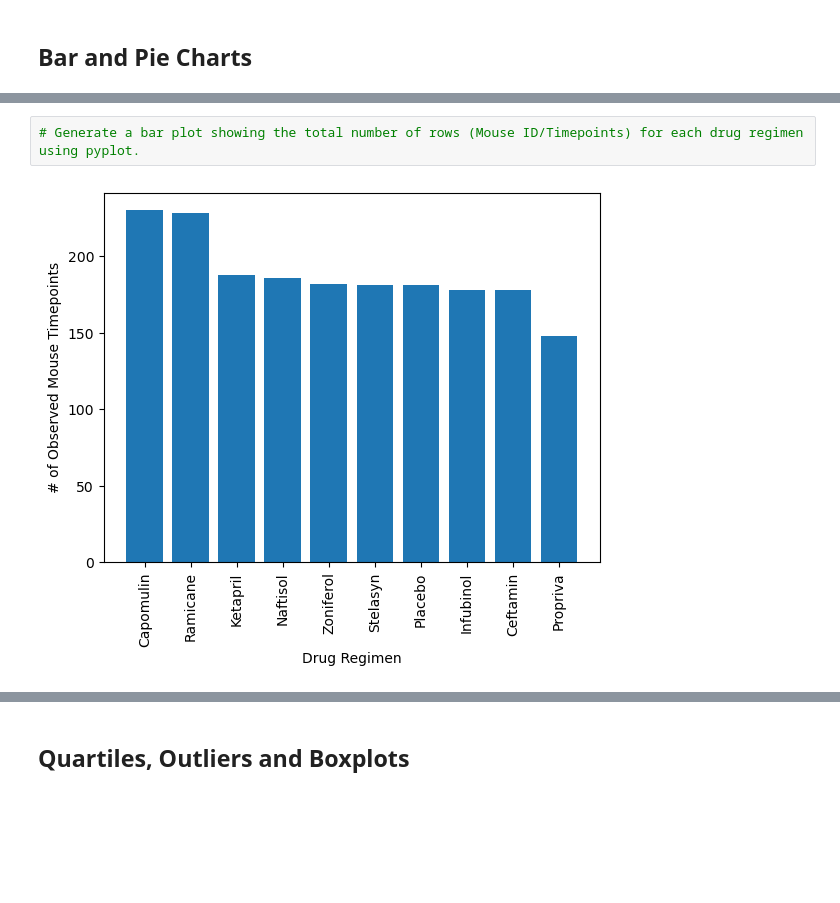
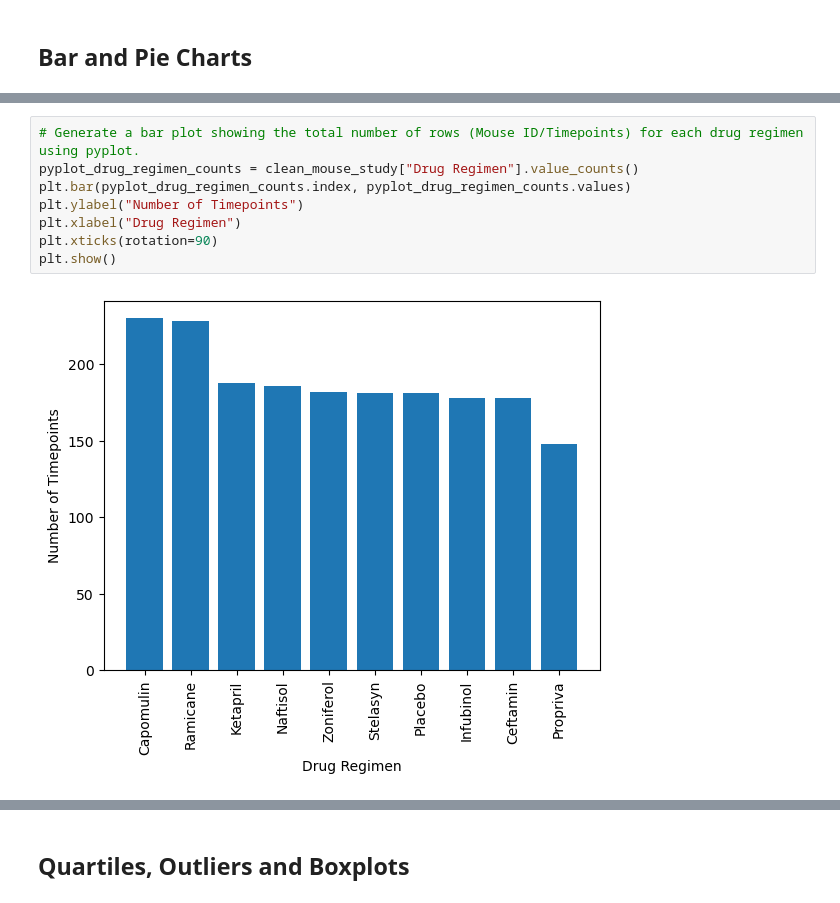
Before and after one commit to jmil86/Module-5-Challenge, a Jupyter notebook: pymaceuticals_starter.ipynb, the cells around one changed output, grey strips where cells are left out. Drawn from its saved outputs; the diff is of its cells as text; blank space fills up the shorter version.

```diff
--- a/pymaceuticals_starter.ipynb
+++ b/pymaceuticals_starter.ipynb
@@ -130,4 +140,10 @@ clean_mice_count
 # %%
 # Generate a bar plot showing the total number of rows (Mouse ID/Timepoints) for each drug regimen using pyplot.
+pyplot_drug_regimen_counts = clean_mouse_study["Drug Regimen"].value_counts()
+plt.bar(pyplot_drug_regimen_counts.index, pyplot_drug_regimen_counts.values)
+plt.ylabel("Number of Timepoints")
+plt.xlabel("Drug Regimen")
+plt.xticks(rotation=90)
+plt.show()
 # %% [output]
-[figure, old version]
+[figure, new version]
```
Also changed, not shown: parts of 11 cells of this notebook.
